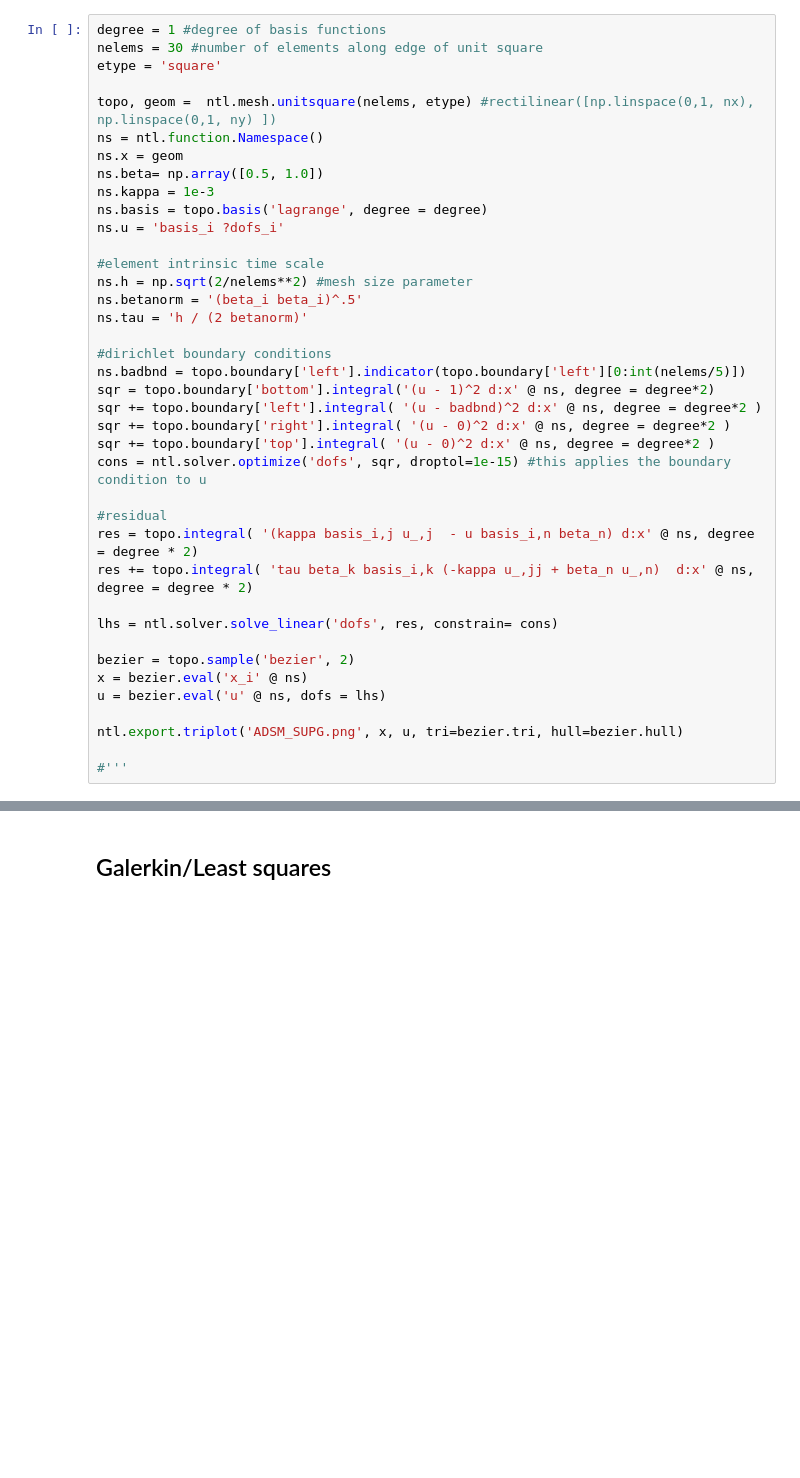
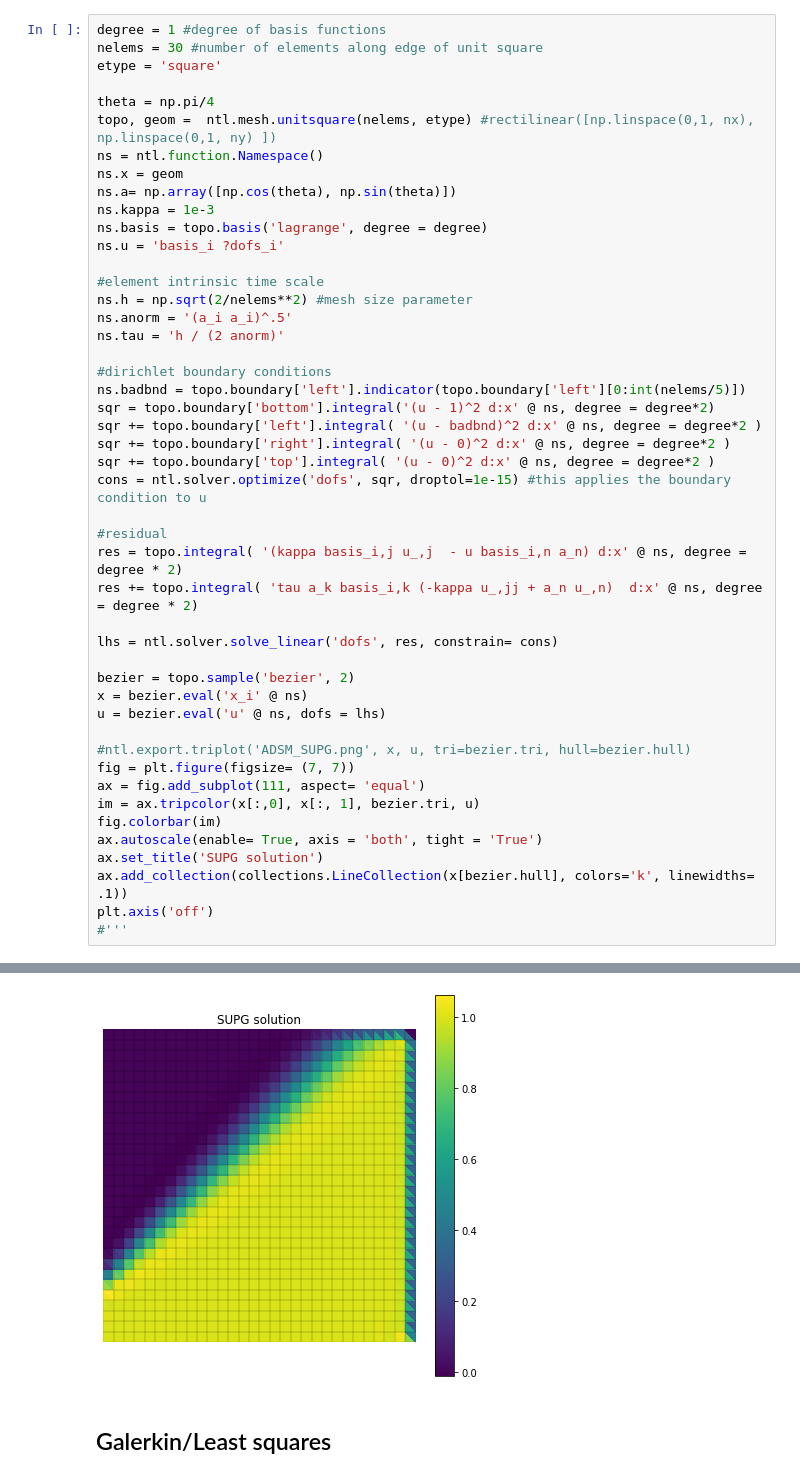
Before and after one commit to fabaidoo/AdvectionDominatedSkewMesh, a Jupyter notebook: AdvectionDominatedSkewMesh.ipynb, the cells around one changed output, grey strips where cells are left out. Saved outputs shown, nothing was run; the diff lists cells and outputs as text; blank space fills up the shorter version.

```diff
--- a/AdvectionDominatedSkewMesh.ipynb
+++ b/AdvectionDominatedSkewMesh.ipynb
@@ -81,18 +91,19 @@ degree = 1 #degree of basis functions
 nelems = 30 #number of elements along edge of unit square
 etype = 'square'
 
+theta = np.pi/4
 topo, geom =  ntl.mesh.unitsquare(nelems, etype) #rectilinear([np.linspace(0,1, nx), np.linspace(0,1, ny) ])
 ns = ntl.function.Namespace()
 ns.x = geom
-ns.beta= np.array([0.5, 1.0])
+ns.a= np.array([np.cos(theta), np.sin(theta)])
 ns.kappa = 1e-3
 ns.basis = topo.basis('lagrange', degree = degree)
 ns.u = 'basis_i ?dofs_i'
 
 #element intrinsic time scale
 ns.h = np.sqrt(2/nelems**2) #mesh size parameter
-ns.betanorm = '(beta_i beta_i)^.5'
-ns.tau = 'h / (2 betanorm)'
+ns.anorm = '(a_i a_i)^.5'
+ns.tau = 'h / (2 anorm)'
 
 #dirichlet boundary conditions
 ns.badbnd = topo.boundary['left'].indicator(topo.boundary['left'][0:int(nelems/5)])
@@ -103,8 +114,8 @@ sqr += topo.boundary['top'].integral( '(u - 0)^2 d:x' @ ns, degree = degree*2 )
 cons = ntl.solver.optimize('dofs', sqr, droptol=1e-15) #this applies the boundary condition to u
 
 #residual
-res = topo.integral( '(kappa basis_i,j u_,j  - u basis_i,n beta_n) d:x' @ ns, degree = degree * 2)
-res += topo.integral( 'tau beta_k basis_i,k (-kappa u_,jj + beta_n u_,n)  d:x' @ ns, degree = degree * 2)
+res = topo.integral( '(kappa basis_i,j u_,j  - u basis_i,n a_n) d:x' @ ns, degree = degree * 2)
+res += topo.integral( 'tau a_k basis_i,k (-kappa u_,jj + a_n u_,n)  d:x' @ ns, degree = degree * 2)
 
 lhs = ntl.solver.solve_linear('dofs', res, constrain= cons)
 
@@ -112,8 +123,15 @@ bezier = topo.sample('bezier', 2)
 x = bezier.eval('x_i' @ ns)
 u = bezier.eval('u' @ ns, dofs = lhs)
 
-ntl.export.triplot('ADSM_SUPG.png', x, u, tri=bezier.tri, hull=bezier.hull)
-
+#ntl.export.triplot('ADSM_SUPG.png', x, u, tri=bezier.tri, hull=bezier.hull)
+fig = plt.figure(figsize= (7, 7))
+ax = fig.add_subplot(111, aspect= 'equal')
+im = ax.tripcolor(x[:,0], x[:, 1], bezier.tri, u)
+fig.colorbar(im)
+ax.autoscale(enable= True, axis = 'both', tight = 'True')
+ax.set_title('SUPG solution')
+ax.add_collection(collections.LineCollection(x[bezier.hull], colors='k', linewidths= .1))
+plt.axis('off')
 #'''
 # %% [output]
 optimize > solve > solving 120 dof system to machine precision using direct solver
@@ -126,3 +144,4 @@ ADSM_SUPG.png
+[figure, added]
 # %% [markdown]
 ## Galerkin/Least squares
 # %% [markdown]
```
Also changed, not shown: parts of 11 cells of this notebook, 4 other files.
